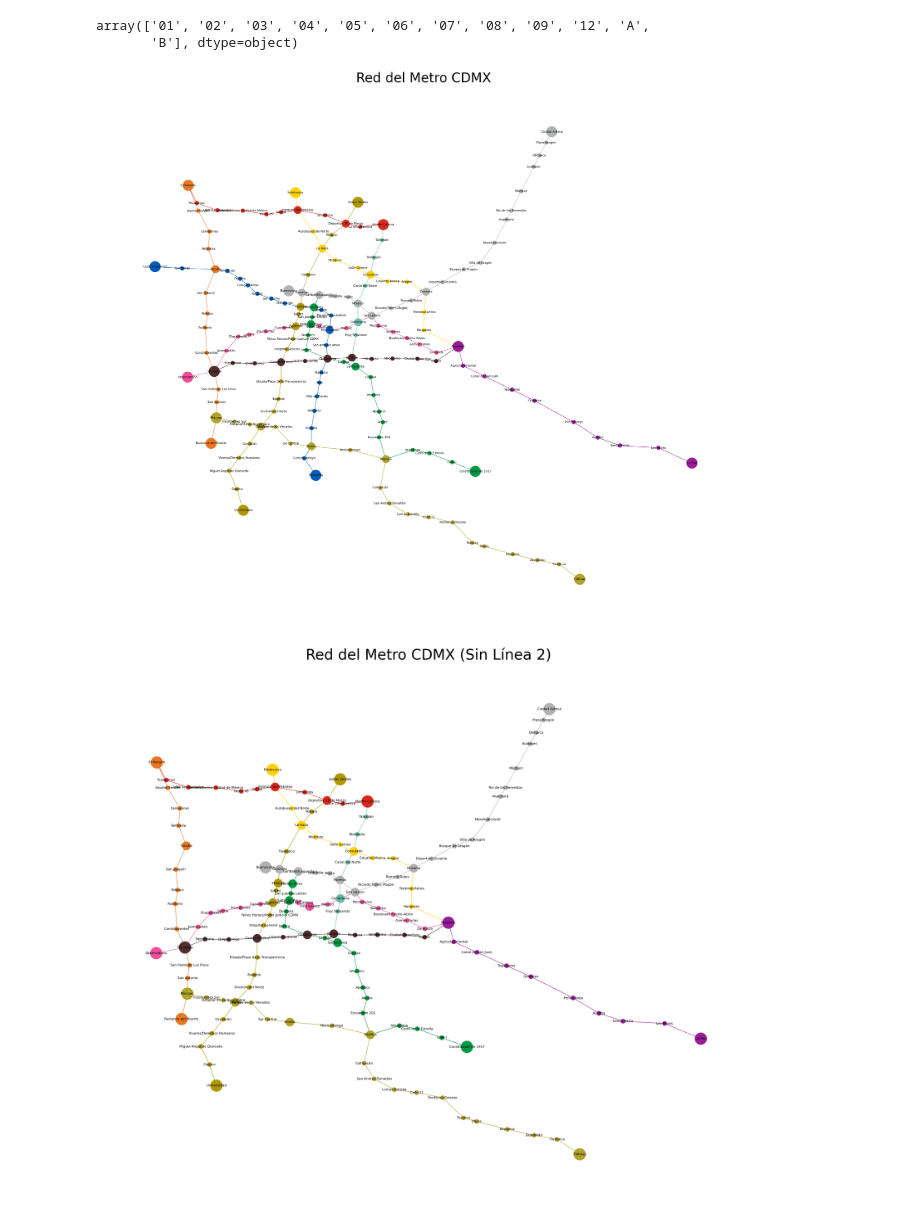
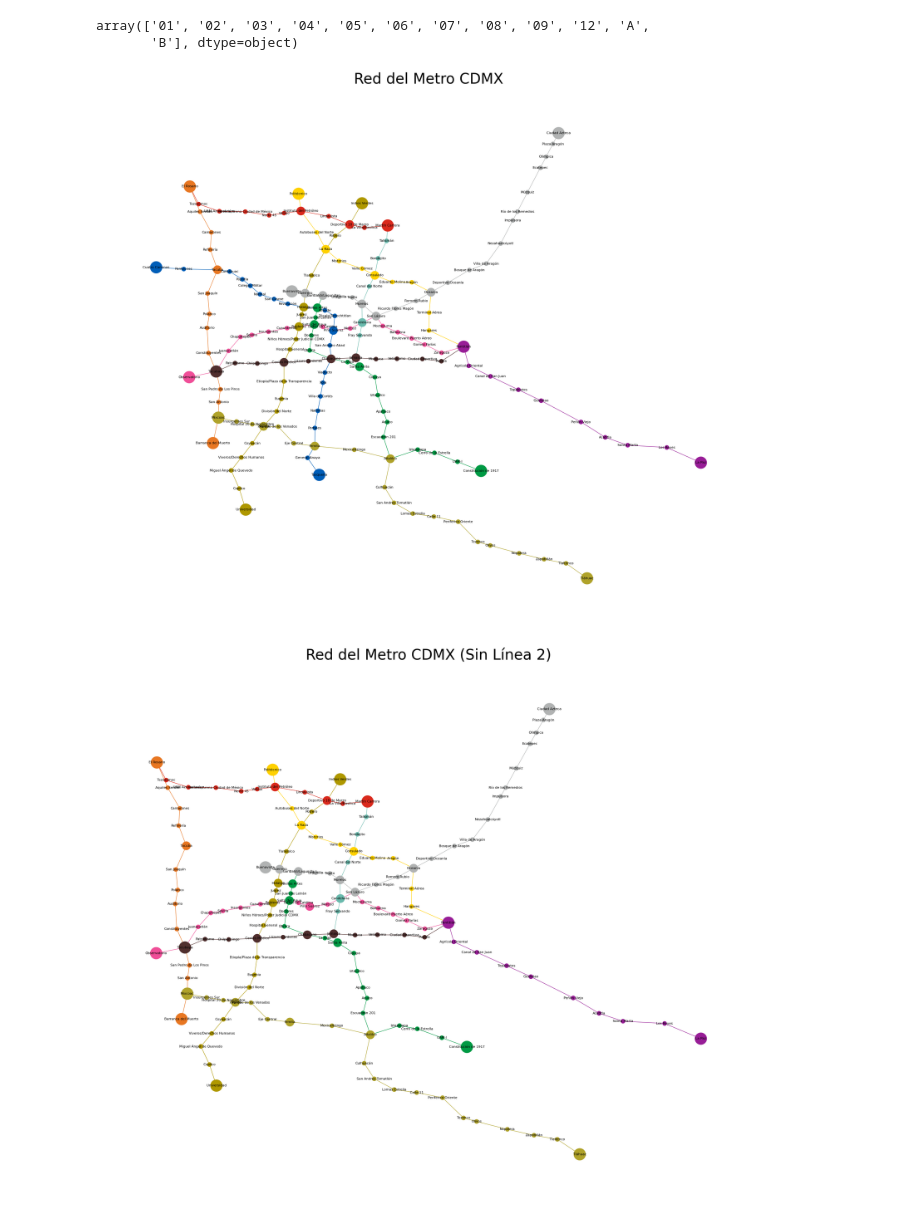
Before and after one commit to Daniel-A-GS/Redes-Complejas-26-1, a Jupyter notebook: S5/S5_Metro.ipynb, the cells around one changed output. Saved outputs shown, nothing was run; the diff lists cells and outputs as text; code cells hidden in the pictures.

```diff
--- a/S5/S5_Metro.ipynb
+++ b/S5/S5_Metro.ipynb
@@ -165,35 +165,35 @@ node_colors = [colores_linea[G.nodes[n]['linea']] for n in G.nodes]
 
 # Tamaños de nodos dependiendo del tipo de estación
 node_sizes = []
 for n in G.nodes:
     tipo = G.nodes[n]['tipo'].lower()
     if "transbordo" and "terminal" in tipo:
         node_sizes.append(800)
     elif "transbordo" in tipo:
         node_sizes.append(400)
     elif "terminal" in tipo:
         node_sizes.append(200)
     else:
         node_sizes.append(100)
 
 pos = nx.get_node_attributes(G, 'pos')
 
-plt.figure(figsize=(24, 20))
+plt.figure(figsize=(22, 18))
 nx.draw(
     G, pos,
     with_labels=True,
     node_size=node_sizes,
     node_color=node_colors,   #Color del nodo
     edge_color=edge_colors,   #Color del enlace
     font_size=8,
     font_color="Black"
 )
 plt.title("Red del Metro CDMX", fontsize=35)
 plt.axis("off")
 
 plt.show()
 # %% [output]
-[figure, old version]
+[figure, new version]
 # %%
 #Excluyendo la linea 2
 G_sin_L2 = G.copy()
```
